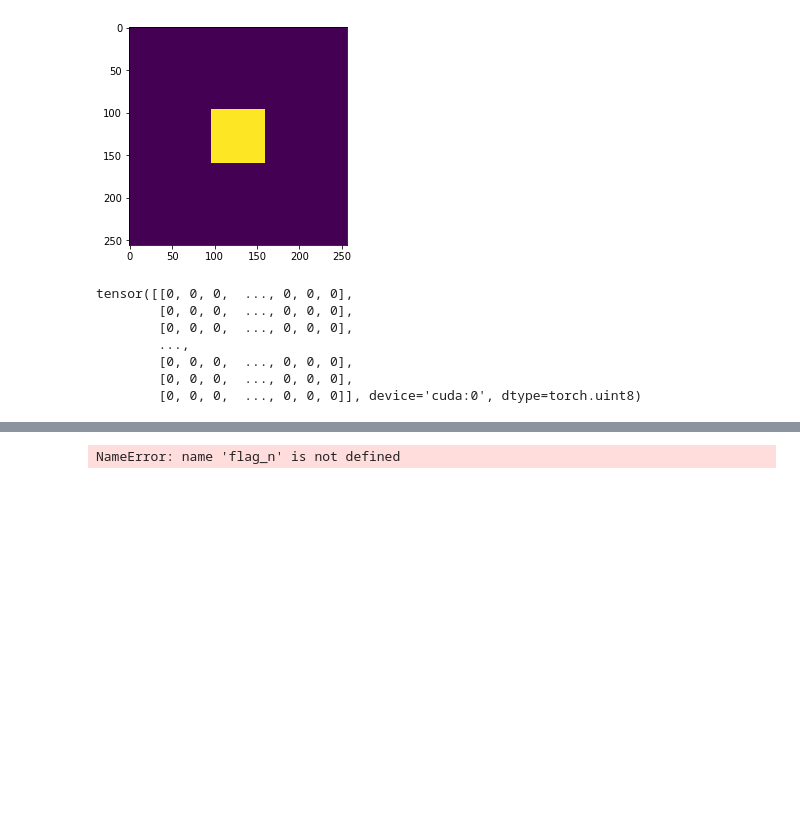
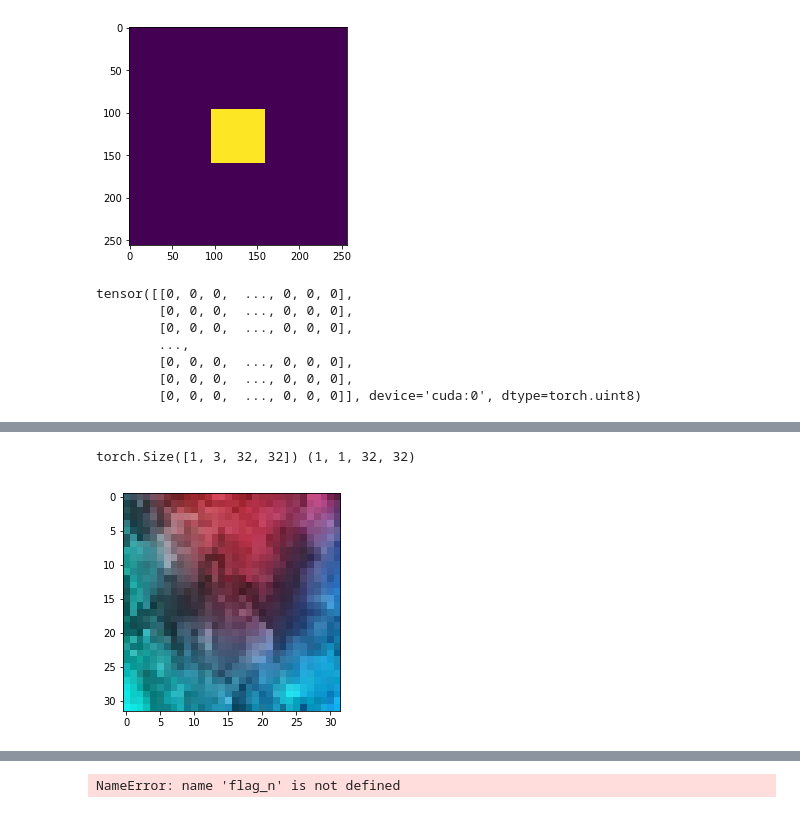
Before and after one commit to ionvision/Shift-Net_pytorch, a Jupyter notebook: notebooks/OptimizingShift.ipynb, the cells around one changed output, grey strips where cells are left out. Saved outputs shown, nothing was run; the diff lists cells and outputs as text; code cells hidden in the pictures; blank space fills up the shorter version.

```diff
--- a/notebooks/OptimizingShift.ipynb
+++ b/notebooks/OptimizingShift.ipynb
@@ -114,0 +112,12 @@ Wall time: 13.9 ms
+# %%
+im_o = io.imread('images?q=tbn:ANd9GcQdZHoh1hgMFbOuCRH5_uhGhm5U29oPQJihawtfBLGCNQryUB5qew')
+im_256 = resize(im_o, (256, 256))
+im = resize(im_o, (32, 32))
+plt.imshow(im)
+im = np.array([im])
+im = torch.from_numpy(im)
+im = im.permute((0, 3, 1, 2))
+print(im.shape, mask.shape)
+# %% [output]
+torch.Size([1, 3, 32, 32]) (1, 1, 32, 32)
+[figure, added]
```
Also changed, not shown: parts of 16 cells of this notebook, 8 other files.
